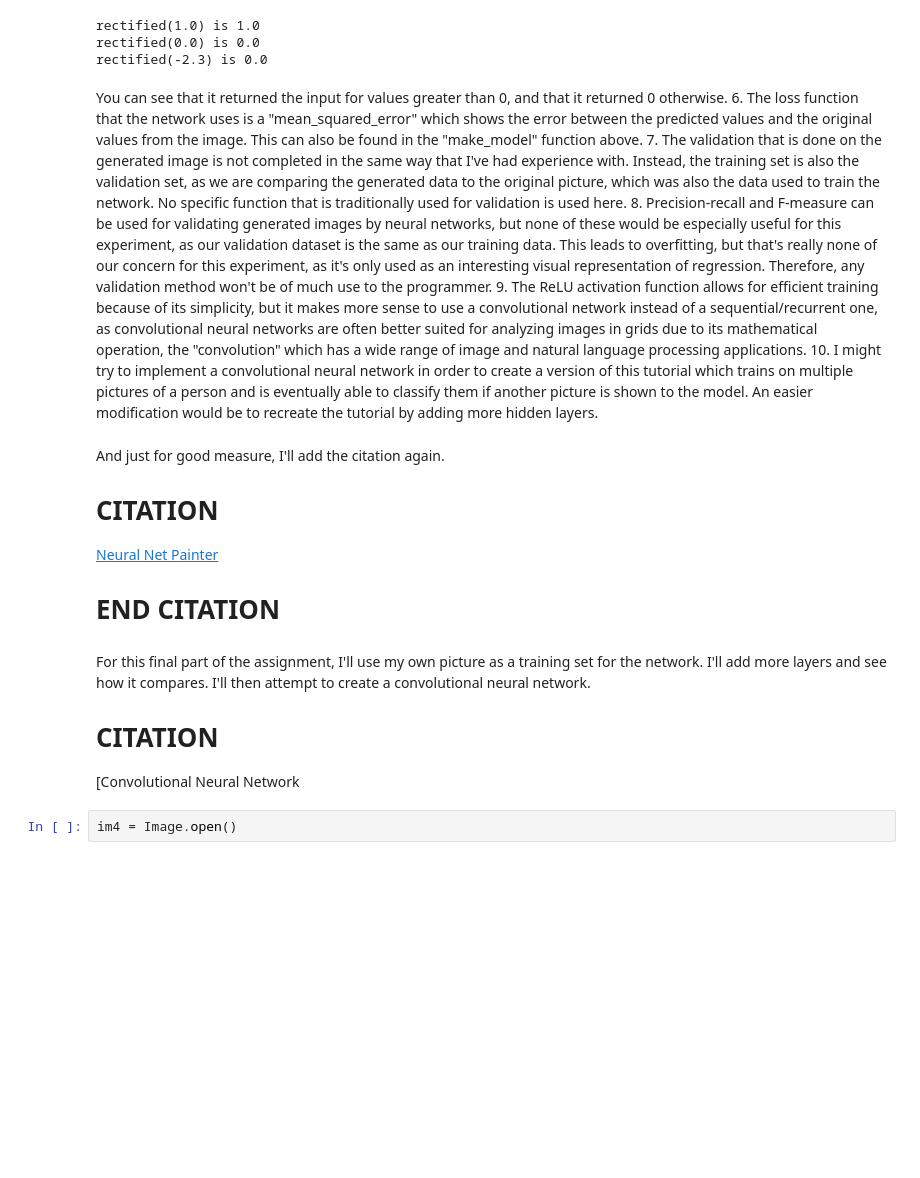
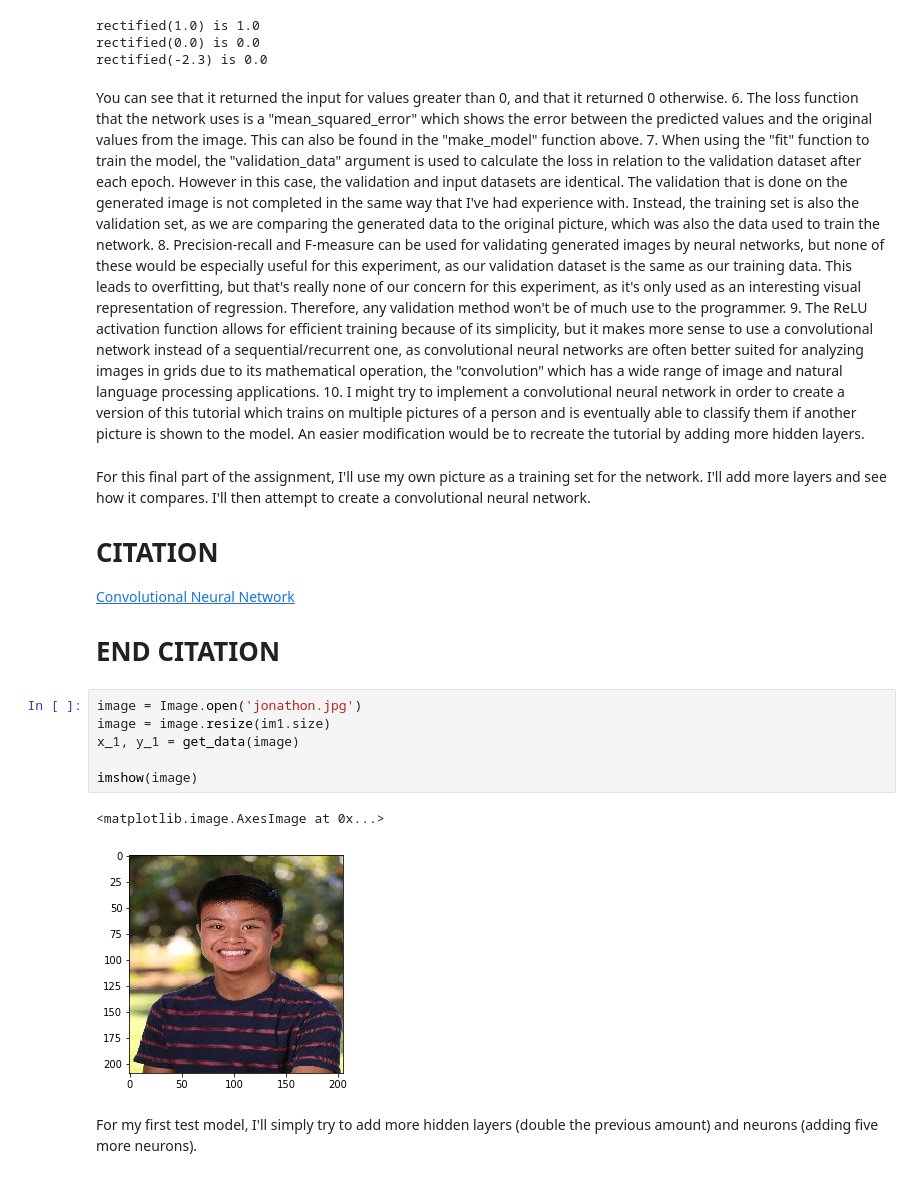
Before and after one commit to jontord03/CS320, a Jupyter notebook: Neural Network/NeuralNetPainting.ipynb, the cells around one changed output. Saved outputs shown, nothing was run; the diff lists cells and outputs as text; blank space fills up the shorter version.

```diff
--- a/Neural Network/NeuralNetPainting.ipynb
+++ b/Neural Network/NeuralNetPainting.ipynb
@@ -432,25 +432,26 @@ rectified(-2.3) is 0.0
 # %% [markdown]
 You can see that it returned the input for values greater than 0, and that it returned 0 otherwise.
 6. The loss function that the network uses is a "mean_squared_error" which shows the error between the predicted values and the original values from the image. This can also be found in the "make_model" function above.
-7. The validation that is done on the generated image is not completed in the same way that I've had experience with. Instead, the training set is also the validation set, as we are comparing the generated data to the original picture, which was also the data used to train the network. No specific function that is traditionally used for validation is used here.
+7. When using the "fit" function to train the model, the "validation_data" argument is used to calculate the loss in relation to the validation dataset after each epoch. However in this case, the validation and input datasets are identical. The validation that is done on the generated image is not completed in the same way that I've had experience with. Instead, the training set is also the validation set, as we are comparing the generated data to the original picture, which was also the data used to train the network.
 8. Precision-recall and F-measure can be used for validating generated images by neural networks, but none of these would be especially useful for this experiment, as our validation dataset is the same as our training data. This leads to overfitting, but that's really none of our concern for this experiment, as it's only used as an interesting visual representation of regression. Therefore, any validation method won't be of much use to the programmer.
 9. The ReLU activation function allows for efficient training because of its simplicity, but it makes more sense to use a convolutional network instead of a sequential/recurrent one, as convolutional neural networks are often better suited for analyzing images in grids due to its mathematical operation, the "convolution" which has a wide range of image and natural language processing applications.
 10. I might try to implement a convolutional neural network in order to create a version of this tutorial which trains on multiple pictures of a person and is eventually able to classify them if another picture is shown to the model. An easier modification would be to recreate the tutorial by adding more hidden layers.
-# %% [markdown]
-And just for good measure, I'll add the citation again.
-
-#   CITATION
-
-
-[Neural Net Painter](https://github.com/ml4a/ml4a-guides/blob/master/notebooks/neural-net-painter.ipynb)
-
-
-#  END CITATION
 # %% [markdown]
 For this final part of the assignment, I'll use my own picture as a training set for the network. I'll add more layers and see how it compares. I'll then attempt to create a convolutional neural network.
 
 # CITATION
 
-[Convolutional Neural Network
+[Convolutional Neural Network](https://towardsdatascience.com/building-a-convolutional-neural-network-cnn-in-keras-329fbbadc5f5)
+
+# END CITATION
-# %%
-im4 = Image.open()
+# %%
+image = Image.open('jonathon.jpg')
+image = image.resize(im1.size)
+x_1, y_1 = get_data(image)
+
+imshow(image)
+# %% [output]
+<matplotlib.image.AxesImage at 0x...>
+[figure, added]
+# %% [markdown]
+For my first test model, I'll simply try to add more hidden layers (double the previous amount) and neurons (adding five more neurons).
```
Also changed, not shown: parts of 11 cells of this notebook, 1 other file.
